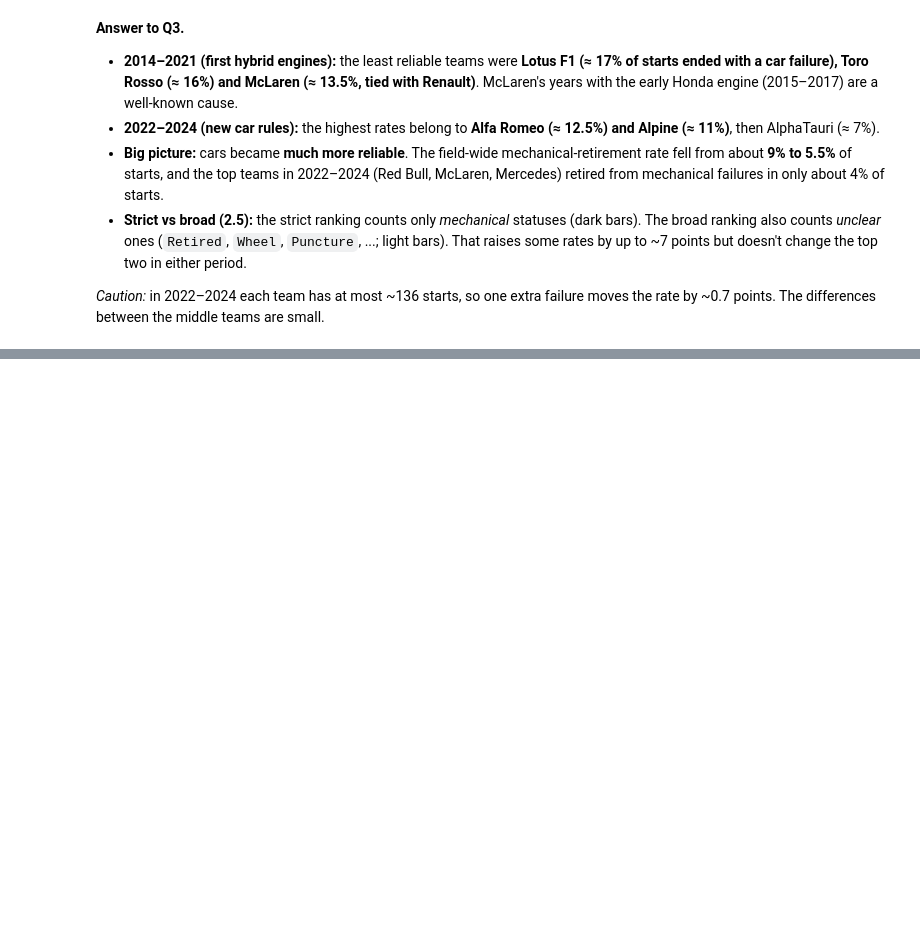
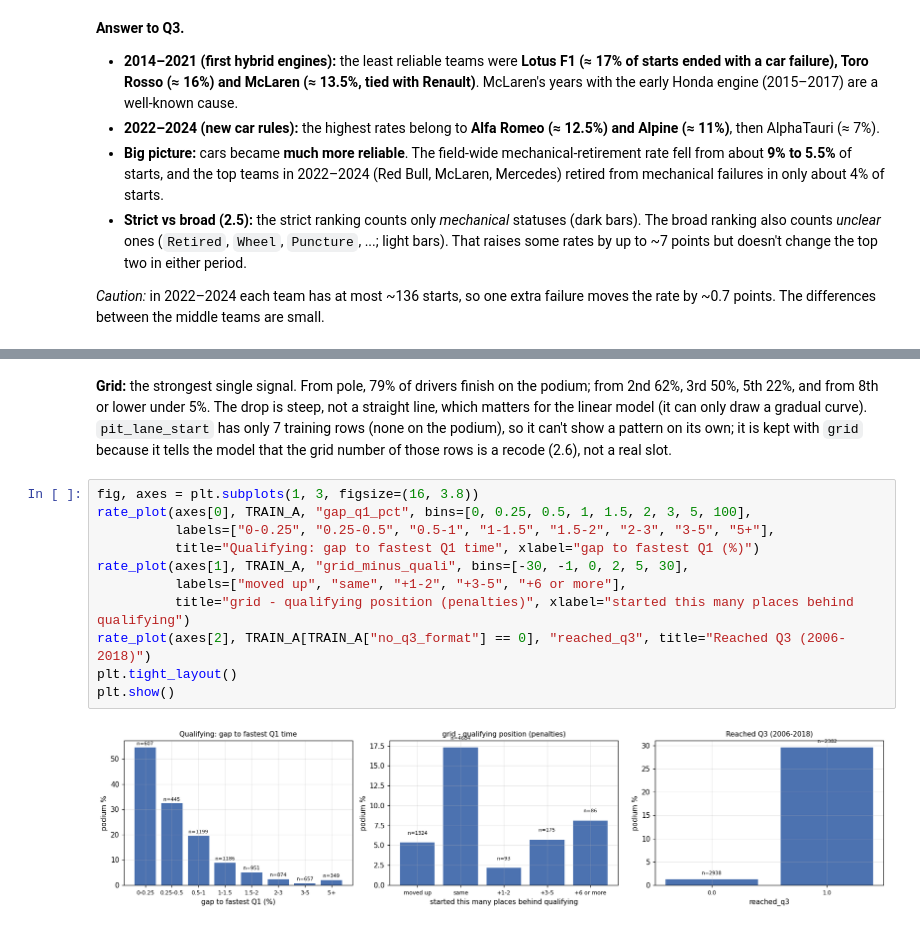
Before and after one commit to Farah-Essam/ACL-2, a Jupyter notebook: f1_podium_prediction.ipynb, the cells around one changed output, grey strips where cells are left out. Drawn from its saved outputs; the diff is of its cells as text; blank space fills up the shorter version.

```diff
--- a/f1_podium_prediction.ipynb
+++ b/f1_podium_prediction.ipynb
@@ -2895,0 +3179,15 @@ plt.show()
+# %% [markdown]
+**Grid:** the strongest single signal. From pole, 79% of drivers finish on the podium; from 2nd 62%, 3rd 50%, 5th 22%, and from 8th or lower under 5%. The drop is steep, not a straight line, which matters for the linear model (it can only draw a gradual curve). `pit_lane_start` has only 7 training rows (none on the podium), so it can't show a pattern on its own; it is kept with `grid` because it tells the model that the grid number of those rows is a recode (2.6), not a real slot.
+# %%
+fig, axes = plt.subplots(1, 3, figsize=(16, 3.8))
+rate_plot(axes[0], TRAIN_A, "gap_q1_pct", bins=[0, 0.25, 0.5, 1, 1.5, 2, 3, 5, 100],
+          labels=["0-0.25", "0.25-0.5", "0.5-1", "1-1.5", "1.5-2", "2-3", "3-5", "5+"],
+          title="Qualifying: gap to fastest Q1 time", xlabel="gap to fastest Q1 (%)")
+rate_plot(axes[1], TRAIN_A, "grid_minus_quali", bins=[-30, -1, 0, 2, 5, 30],
+          labels=["moved up", "same", "+1-2", "+3-5", "+6 or more"],
+          title="grid - qualifying position (penalties)", xlabel="started this many places behind qualifying")
+rate_plot(axes[2], TRAIN_A[TRAIN_A["no_q3_format"] == 0], "reached_q3", title="Reached Q3 (2006-2018)")
+plt.tight_layout()
+plt.show()
+# %% [output]
+[figure, added]
```
Also changed, not shown: parts of 51 cells of this notebook, 2 other files.
